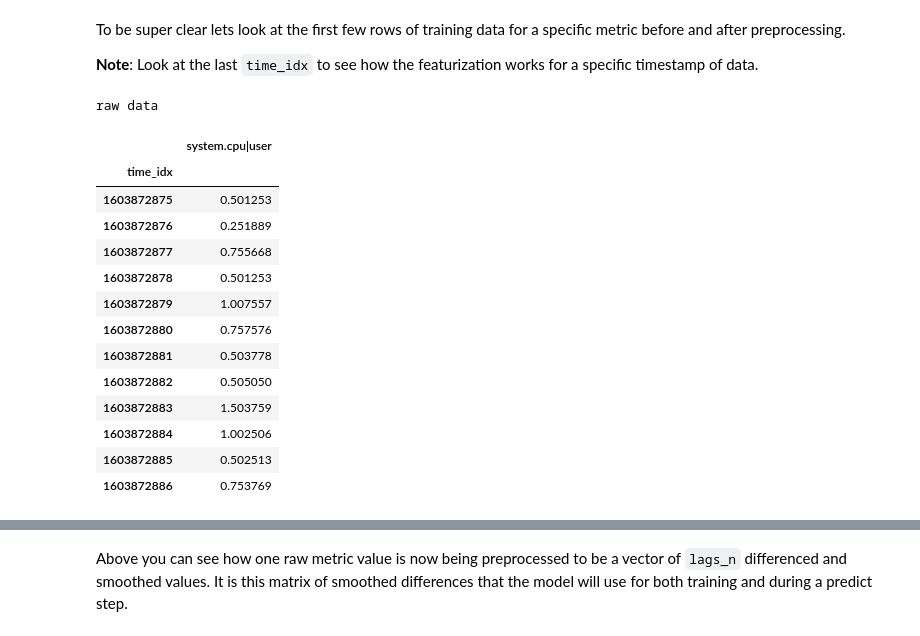
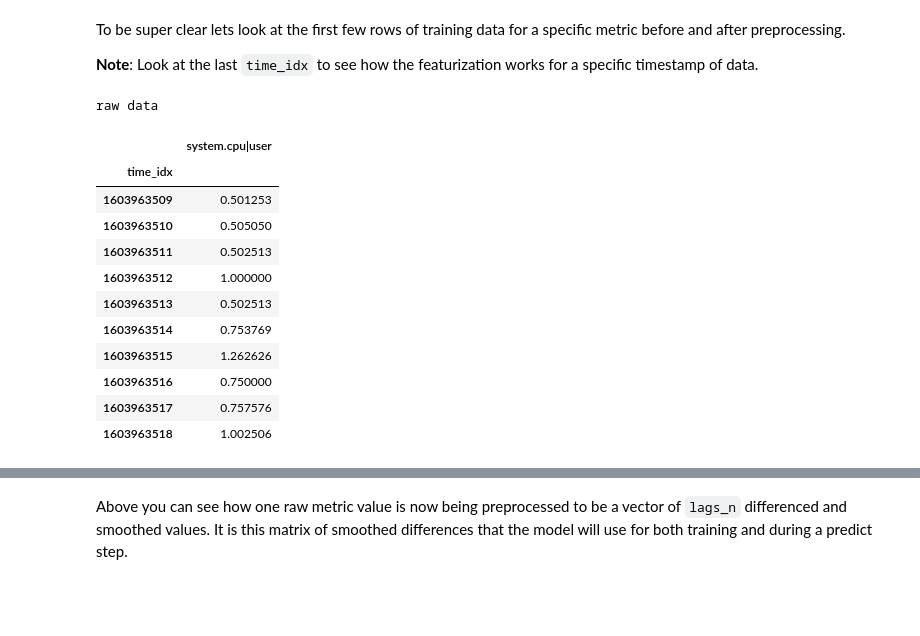
Before and after one commit to netdata/community, a Jupyter notebook: netdata-agent-api/netdata-pandas/anomalies_collector_tutorial.ipynb, the cells around one changed output, grey strips where cells are left out. Drawn from its saved outputs; the diff is of its cells as text; code cells hidden in the pictures; blank space fills up the shorter version.

```diff
--- a/netdata-agent-api/netdata-pandas/anomalies_collector_tutorial.ipynb
+++ b/netdata-agent-api/netdata-pandas/anomalies_collector_tutorial.ipynb
@@ -206,23 +236,21 @@ To be super clear lets look at the first few rows of training data for a specifi
 # %%
 metric = 'system.cpu|user'
 print('raw data')
-display(df_train[df_train.columns[df_train.columns.str.startswith(metric)]].head(3 + lags_n + smooth_n + diffs_n))
+display(df_train[df_train.columns[df_train.columns.str.startswith(metric)]].head(1 + lags_n + smooth_n + diffs_n))
 # %% [output]
 raw data
 |  | system.cpu|user |
 | time_idx |  |
-| 1603872875 | 0.501253 |
-| 1603872876 | 0.251889 |
-| 1603872877 | 0.755668 |
-| 1603872878 | 0.501253 |
-| 1603872879 | 1.007557 |
-| 1603872880 | 0.757576 |
-| 1603872881 | 0.503778 |
-| 1603872882 | 0.505050 |
-| 1603872883 | 1.503759 |
-| 1603872884 | 1.002506 |
-| 1603872885 | 0.502513 |
-| 1603872886 | 0.753769 |
+| 1603963509 | 0.501253 |
+| 1603963510 | 0.505050 |
+| 1603963511 | 0.502513 |
+| 1603963512 | 1.000000 |
+| 1603963513 | 0.502513 |
+| 1603963514 | 0.753769 |
+| 1603963515 | 1.262626 |
+| 1603963516 | 0.750000 |
+| 1603963517 | 0.757576 |
+| 1603963518 | 1.002506 |
 # %%
 print('featurized data')
 display(df_train_processed[df_train_processed.columns[df_train_processed.columns.str.startswith(metric)]].head(1))
```
Also changed, not shown: parts of 24 cells of this notebook, 1 other file.
